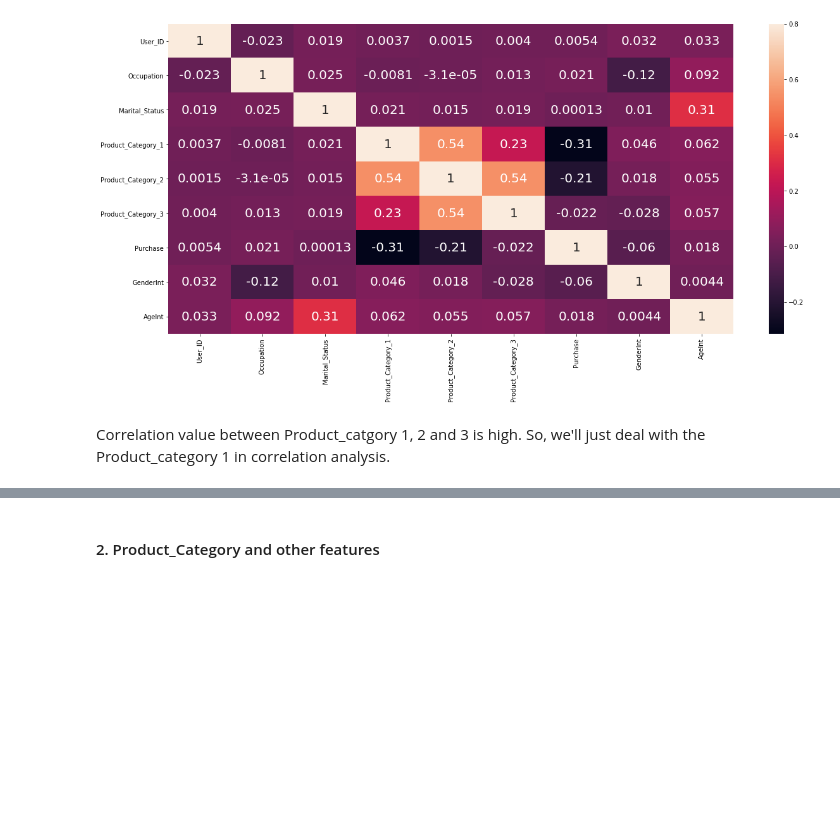
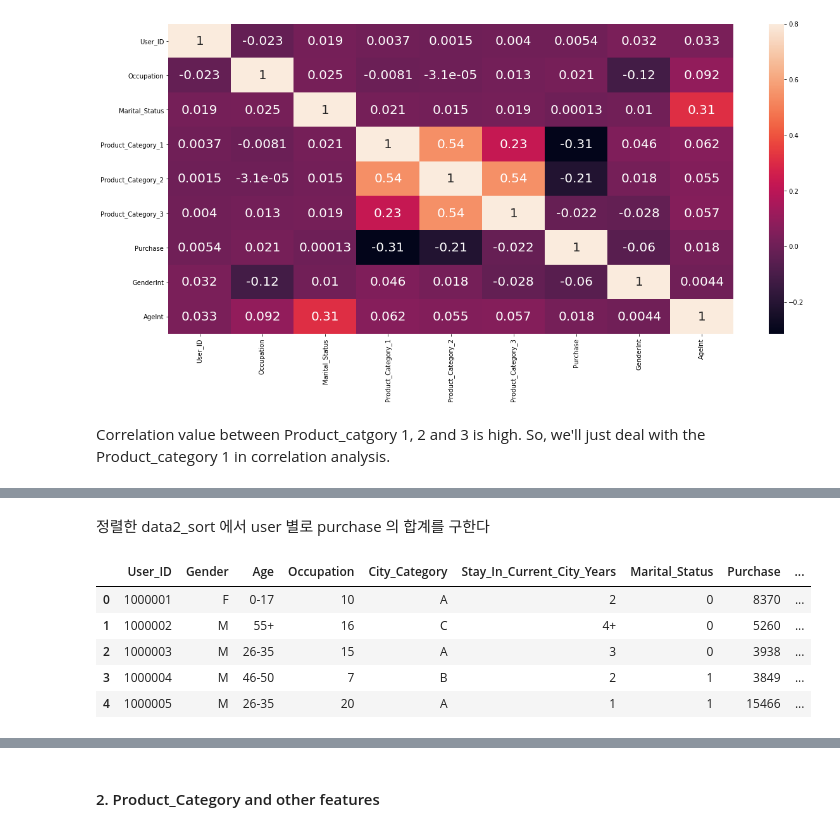
Before and after one commit to jiwonny/Data-Science-Project, a Jupyter notebook: correlation.ipynb, the cells around one changed output, grey strips where cells are left out. Drawn from its saved outputs; the diff is of its cells as text; code cells hidden in the pictures; blank space fills up the shorter version.

```diff
--- a/correlation.ipynb
+++ b/correlation.ipynb
@@ -109,0 +138,24 @@ Correlation value between Product_catgory 1, 2 and 3 is high. So, we'll just dea
+# %% [markdown]
+정렬한 data2_sort 에서 user 별로 purchase 의 합계를 구한다
+# %%
+# create user_id array. only unique value. remove duplicate ones
+user_ids = list(set(data2_sort["User_ID"]))
+sum_data = data2_sort
+
+# sum_purchase 를 저장할 dataframe
+del_columns = ['Product_ID', 'Product_Category_1', 'Product_Category_2', 'Product_Category_3']
+sum_data.drop(del_columns, axis=1, inplace = True)
+
+#sum_data 에 대해 user_id 기준 행 중복 제거. 첫번째 행만 남기고 지움.
+sum_data = sum_data.drop_duplicates(["User_ID"], keep="first")
+sum_data = sum_data.reset_index(drop = True)
+# sum_data.columns.str.replace('Purchase','sum_Purchase')
+
+sum_data.head()
+# %% [output]
+|  | User_ID | Gender | Age | Occupation | City_Category | Stay_In_Current_City_Years | Marital_Status | Purchase | ... |
+| 0 | 1000001 | F | 0-17 | 10 | A | 2 | 0 | 8370 | ... |
+| 1 | 1000002 | M | 55+ | 16 | C | 4+ | 0 | 5260 | ... |
+| 2 | 1000003 | M | 26-35 | 15 | A | 3 | 0 | 3938 | ... |
+| 3 | 1000004 | M | 46-50 | 7 | B | 2 | 1 | 3849 | ... |
+| 4 | 1000005 | M | 26-35 | 20 | A | 1 | 1 | 15466 | ... |
```
Also changed, not shown: parts of 18 cells of this notebook, 1 other file.
